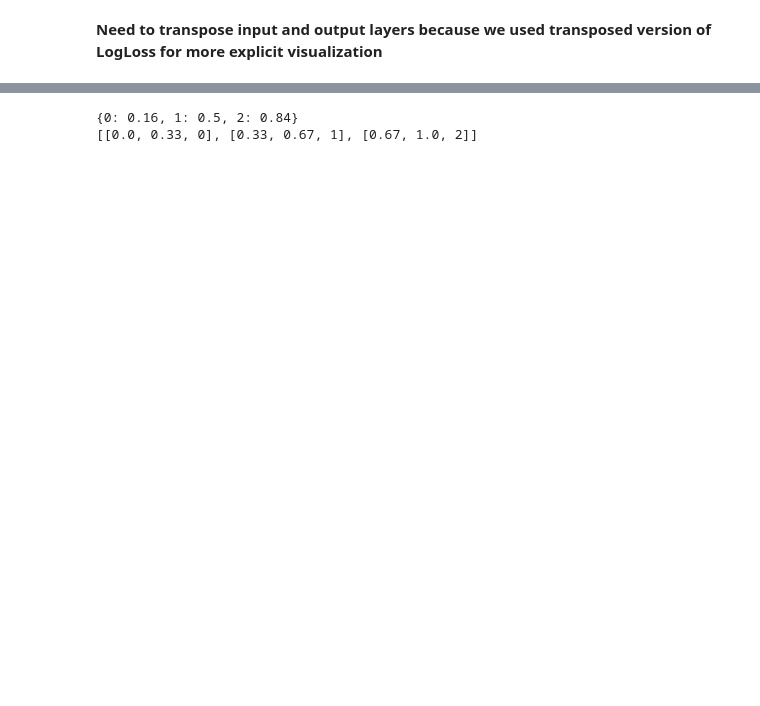
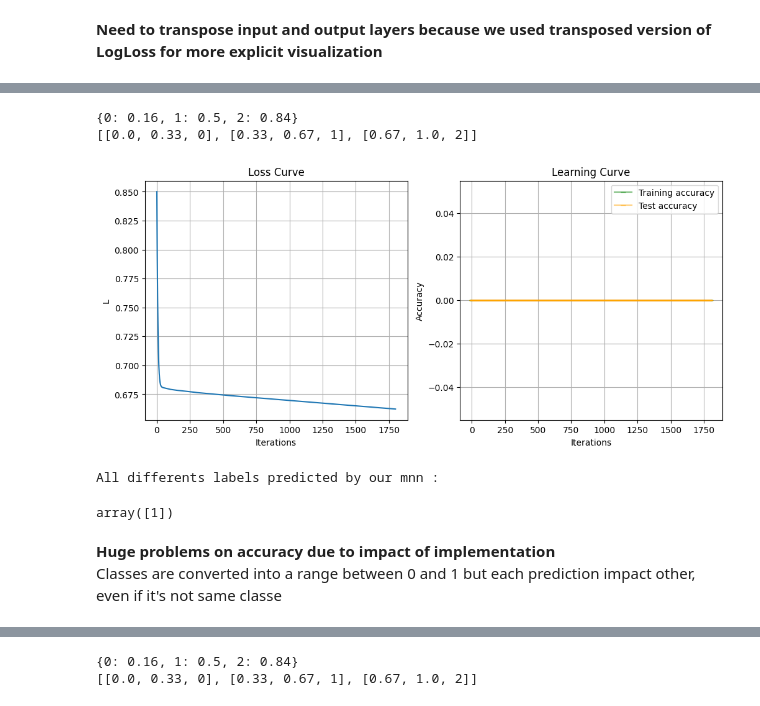
Before and after one commit to lucas066001/IllnessRecognition, a Jupyter notebook: app/dl/manualNetworkFinding.ipynb, the cells around one changed output, grey strips where cells are left out. Cells and saved outputs as stored; diff of their text form; code cells hidden in the pictures; blank space fills up the shorter version.

```diff
--- a/app/dl/manualNetworkFinding.ipynb
+++ b/app/dl/manualNetworkFinding.ipynb
@@ -186,0 +152,43 @@ array([0, 2, 2, ..., 2, 2, 1])
+# %%
+from local_lib.multiclass_neural_network import MultiClassNeuralNetwork
+mnn = MultiClassNeuralNetwork(X_train, y_train, dimensions=(8,8,8), n_iter=500, lr=0.05)
+hist = mnn.fit(X_train, X_test, y_train,y_test)
+# %% [output]
+{0: 0.16, 1: 0.5, 2: 0.84}
+[[0.0, 0.33, 0], [0.33, 0.67, 1], [0.67, 1.0, 2]]
+# %%
+#(8,8,8)
+from sklearn.metrics import accuracy_score
+import matplotlib.pyplot as plt
+
+#region Plotting
+plt.figure(figsize=(12, 5))
+plt.subplot(1, 2, 1)
+plt.plot(hist[:, 0])
+plt.title('Loss Curve')
+plt.xlabel('Iterations')
+plt.ylabel('L')
+plt.grid(True)
+
+plt.subplot(1, 2, 2)
+plt.plot(range(hist[:, 1].shape[0]), hist[:, 1], color=('green', 0.5), marker='_', label='Training accuracy')
+plt.plot(range(hist[:, 2].shape[0]), hist[:, 2], color=('orange', 0.5), marker='_', label='Test accuracy')
+plt.title('Learning Curve')
+plt.xlabel('Iterations')
+plt.ylabel('Accuracy')
+plt.legend()
+plt.grid(True)
+plt.show()
+#endregion
+# %% [output]
+[figure, added]
+# %%
+y_pred = mnn.predict(X_test)
+print("All differents labels predicted by our mnn :")
+np.unique(y_pred)
+# %% [output]
+All differents labels predicted by our mnn :
+array([1])
+# %% [markdown]
+**Huge problems on accuracy due to impact of implementation**<br>
+Classes are converted into a range between 0 and 1 but each prediction impact other, even if it's not same classe
```
Also changed, not shown: parts of 48 cells of this notebook, 2 other files.
